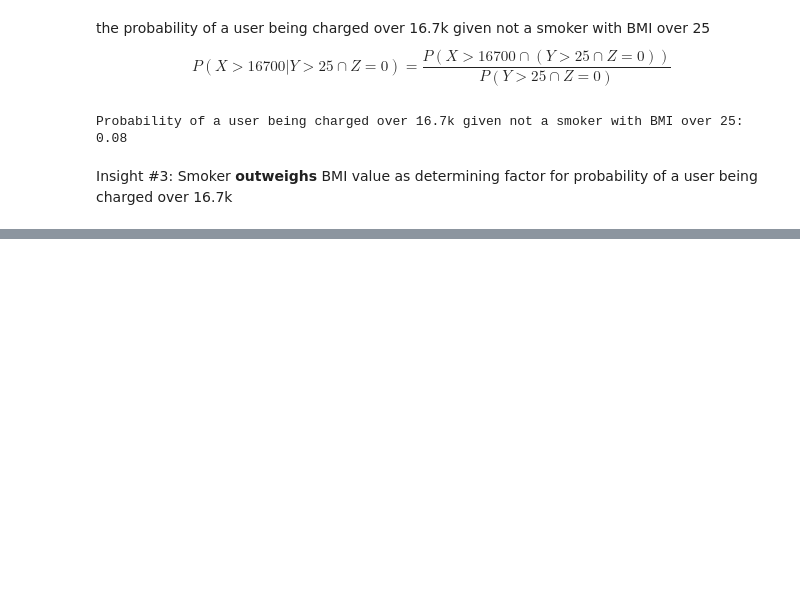
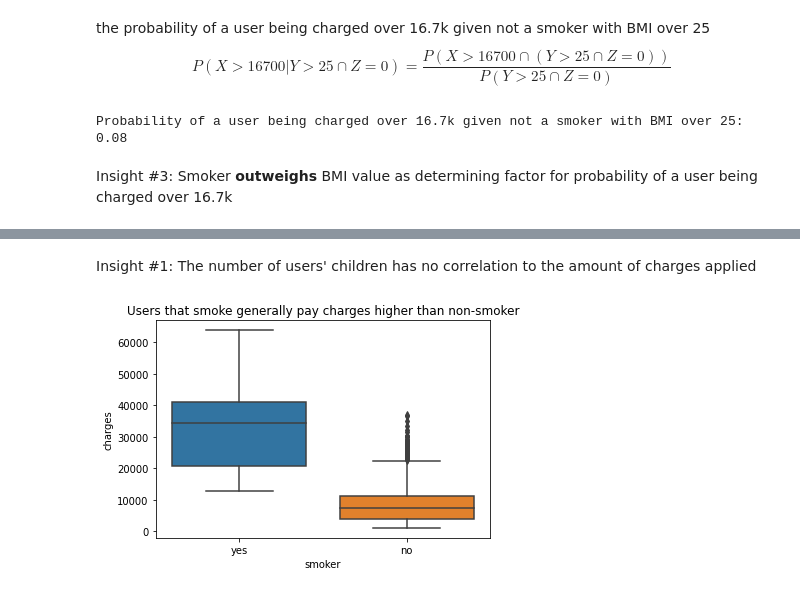
Before and after one commit to rahmanazizf/Pacmann_Projects, a Jupyter notebook: Project_Probability1/Project_1_Pacmann_RAF.ipynb, the cells around one changed output, grey strips where cells are left out. Saved outputs shown, nothing was run; the diff lists cells and outputs as text; code cells hidden in the pictures; blank space fills up the shorter version.

```diff
--- a/Project_Probability1/Project_1_Pacmann_RAF.ipynb
+++ b/Project_Probability1/Project_1_Pacmann_RAF.ipynb
@@ -246,0 +292,8 @@ Insight #3: Smoker **outweighs** BMI value as determining factor for probability
+# %% [markdown]
+Insight #1: The number of users' children has no correlation to the amount of charges applied
+# %%
+sns.boxplot(data=insurance, x='smoker', y='charges')
+plt.title("Users that smoke generally pay charges higher than non-smoker")
+plt.show()
+# %% [output]
+[figure, added]
```
Also changed, not shown: parts of 18 cells of this notebook.
